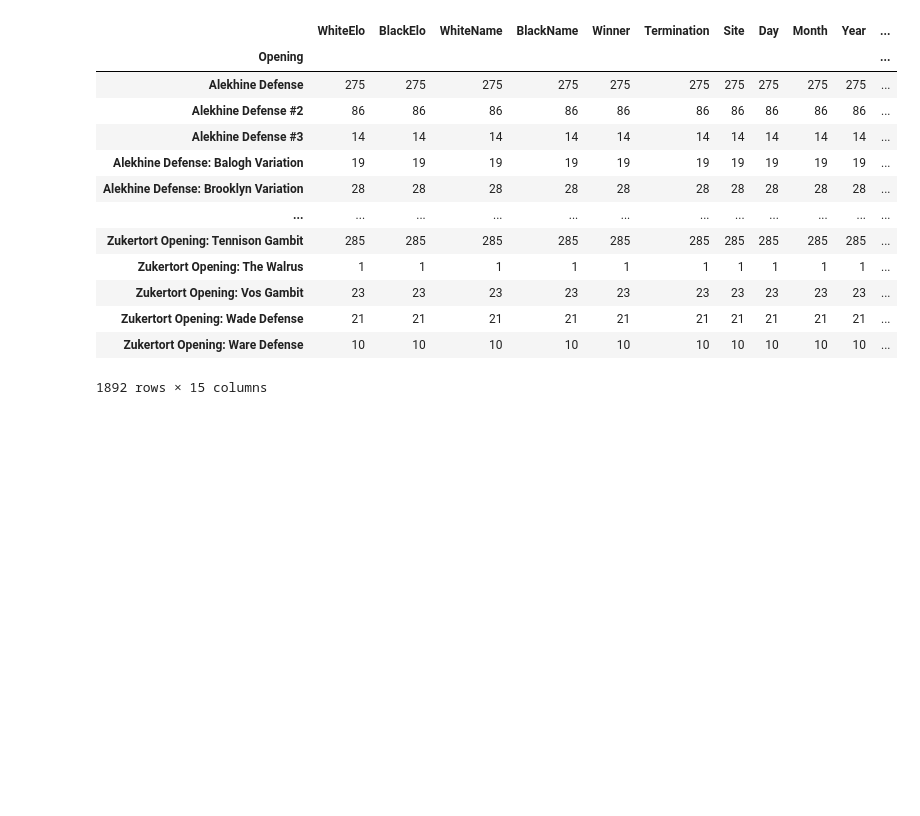
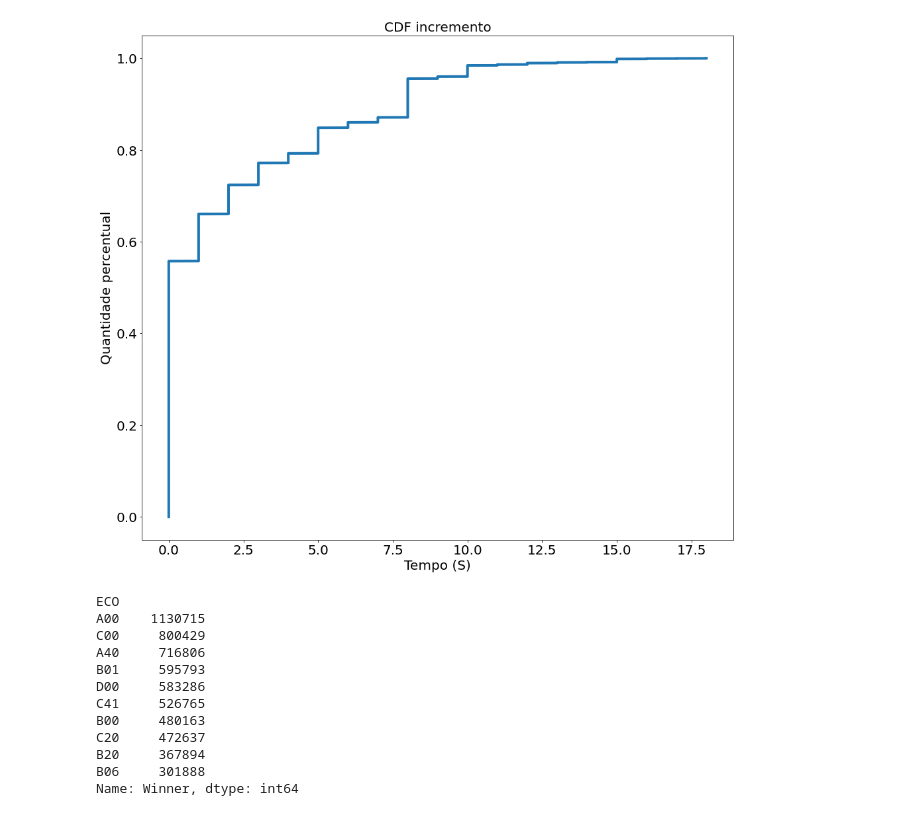
Before and after one commit to otavioml/Chess-Data-Analysis, a Jupyter notebook: Chess_Data_Analysis.ipynb, the cells around one changed output. Cells and saved outputs as stored; diff of their text form; code cells hidden in the pictures; blank space fills up the shorter version.

```diff
--- a/Chess_Data_Analysis.ipynb
+++ b/Chess_Data_Analysis.ipynb
@@ -50,22 +100,36 @@ array([[<matplotlib.axes._subplots.AxesSubplot object at 0x...>,
+# %%
+#Removing outliers using zscore
+df['IT_Zscore'] = stats.zscore(df['InitialTime'])
+df['Inc_Zscore'] = stats.zscore(df['Increment'])
+condition = (df['IT_Zscore'] <= 3) & (df['Inc_Zscore'] <= 3)
+df = df.loc[condition]
+# %%
+from statsmodels.distributions.empirical_distribution import ECDF
+cdf = ECDF(df['Increment'])
+plt.title('CDF incremento')
+plt.ylabel('Quantidade percentual')
+plt.xlabel("Tempo (S)")
+plt.plot(cdf.x,cdf.y)
+plt.show()
+# %% [output]
+[figure, added]
 # %%
 #10 most frequent opening
-df_countWhiteWins = df.groupby(['Opening']).count().sort_values('Winner', ascending=False)['Winner'][0:10]
+df_countWhiteWins = df.groupby(['ECO']).count().sort_values('Winner', ascending=False)['Winner'][0:10]
 df_countWhiteWins
 # %% [output]
-|  | WhiteElo | BlackElo | WhiteName | BlackName | Winner | Termination | Site | Day | Month | Year | ... |
-| Opening |  |  |  |  |  |  |  |  |  |  | ... |
-| Alekhine Defense | 275 | 275 | 275 | 275 | 275 | 275 | 275 | 275 | 275 | 275 | ... |
-| Alekhine Defense #2 | 86 | 86 | 86 | 86 | 86 | 86 | 86 | 86 | 86 | 86 | ... |
-| Alekhine Defense #3 | 14 | 14 | 14 | 14 | 14 | 14 | 14 | 14 | 14 | 14 | ... |
-| Alekhine Defense: Balogh Variation | 19 | 19 | 19 | 19 | 19 | 19 | 19 | 19 | 19 | 19 | ... |
-| Alekhine Defense: Brooklyn Variation | 28 | 28 | 28 | 28 | 28 | 28 | 28 | 28 | 28 | 28 | ... |
-| ... | ... | ... | ... | ... | ... | ... | ... | ... | ... | ... | ... |
-| Zukertort Opening: Tennison Gambit | 285 | 285 | 285 | 285 | 285 | 285 | 285 | 285 | 285 | 285 | ... |
-| Zukertort Opening: The Walrus | 1 | 1 | 1 | 1 | 1 | 1 | 1 | 1 | 1 | 1 | ... |
-| Zukertort Opening: Vos Gambit | 23 | 23 | 23 | 23 | 23 | 23 | 23 | 23 | 23 | 23 | ... |
-| Zukertort Opening: Wade Defense | 21 | 21 | 21 | 21 | 21 | 21 | 21 | 21 | 21 | 21 | ... |
-| Zukertort Opening: Ware Defense | 10 | 10 | 10 | 10 | 10 | 10 | 10 | 10 | 10 | 10 | ... |
-1892 rows × 15 columns
+ECO
+A00    1130715
+C00     800429
+A40     716806
+B01     595793
+D00     583286
+C41     526765
+B00     480163
+C20     472637
+B20     367894
+B06     301888
+Name: Winner, dtype: int64
 # %%
 #Average moves per
 df_averageMovesPerGame = df['Number_of_Moves'].mean()
```
Also changed, not shown: parts of 13 cells of this notebook.
